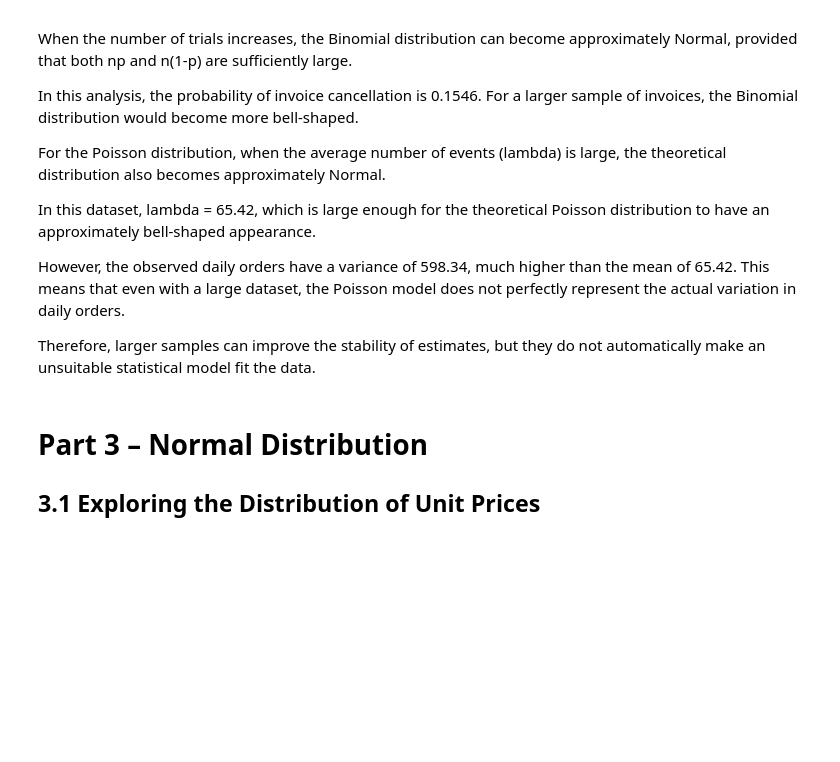
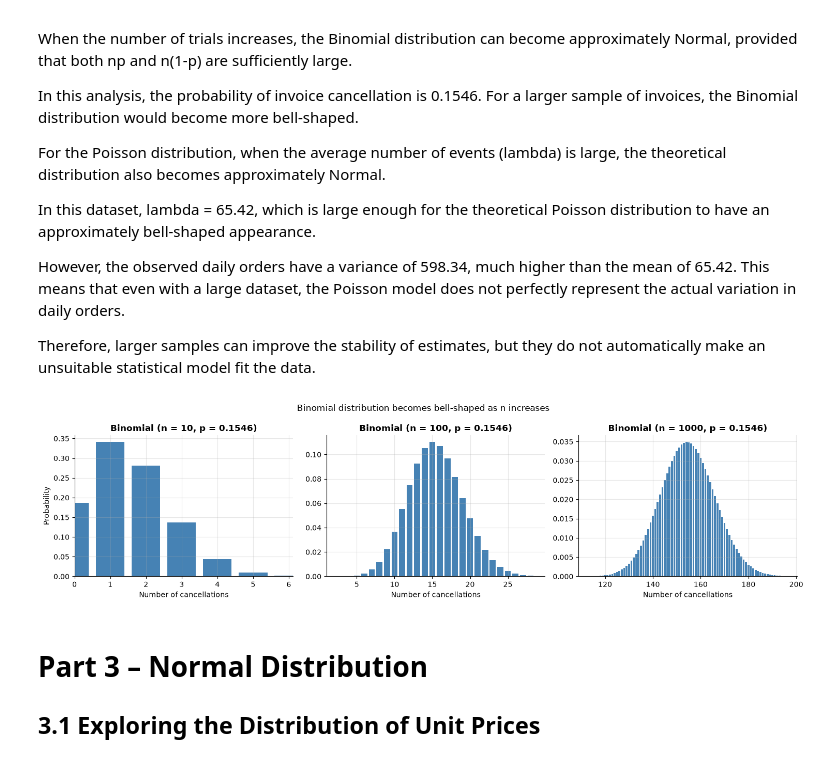
Before and after one commit to 2026334-boop/Statistical-Techniques, a Jupyter notebook: Statistical_Techniques_CA1.ipynb, the cells around one changed output. Cells and saved outputs as stored; diff of their text form; code cells hidden in the pictures; blank space fills up the shorter version.

```diff
--- a/Statistical_Techniques_CA1.ipynb
+++ b/Statistical_Techniques_CA1.ipynb
@@ -1023,6 +1023,25 @@ In this dataset, lambda = 65.42, which is large enough for the theoretical Poiss
 However, the observed daily orders have a variance of 598.34, much higher than the mean of 65.42. This means that even with a large dataset, the Poisson model does not perfectly represent the actual variation in daily orders.
 
 Therefore, larger samples can improve the stability of estimates, but they do not automatically make an unsuitable statistical model fit the data.
+# %%
+from scipy.stats import binom
+
+p = 0.1546
+fig, axes = plt.subplots(1, 3, figsize=(15, 4))
+for ax, n in zip(axes, [10, 100, 1000]):
+    k = np.arange(0, n + 1)
+    ax.bar(k, binom.pmf(k, n, p), color='steelblue')
+    mean, sd = n * p, np.sqrt(n * p * (1 - p))
+    ax.set_xlim(max(0, mean - 4 * sd), mean + 4 * sd)
+    ax.set_title(f'Binomial (n = {n}, p = {p})')
+    ax.set_xlabel('Number of cancellations')
+    ax.grid(alpha=0.3)
+axes[0].set_ylabel('Probability')
+plt.suptitle('Binomial distribution becomes bell-shaped as n increases')
+plt.tight_layout()
+plt.show()
+# %% [output]
+[figure, added]
 # %% [markdown]
 # Part 3 – Normal Distribution
 
```
Also changed, not shown: parts of 1 cell of this notebook, 2 other files.
